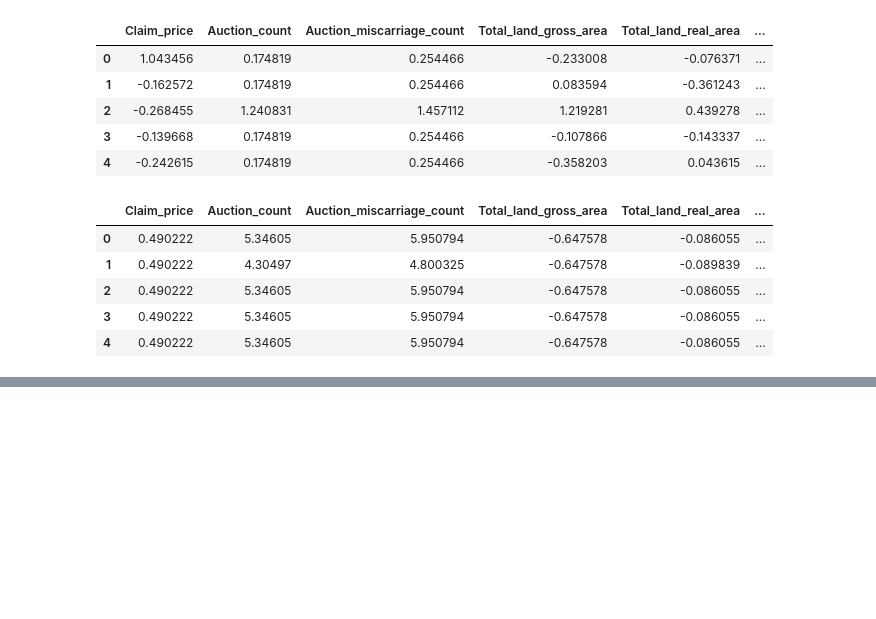
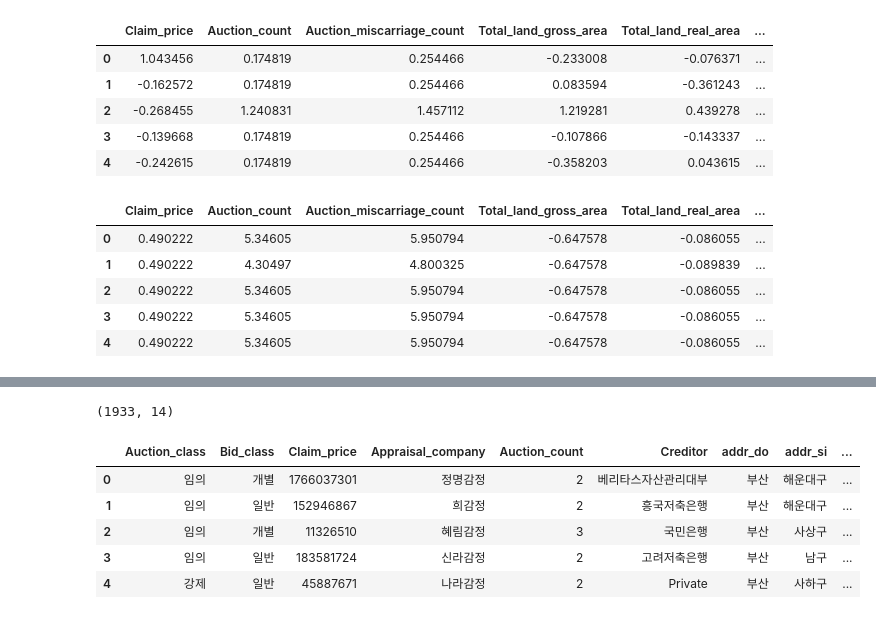
Before and after one commit to Sejong-Kaggle-Challengers/98hyun, a Jupyter notebook: [4주차]/baseline.ipynb, the cells around one changed output, grey strips where cells are left out. Drawn from its saved outputs; the diff is of its cells as text; code cells hidden in the pictures; blank space fills up the shorter version.

```diff
--- a/[4주차]/baseline.ipynb
+++ b/[4주차]/baseline.ipynb
@@ -187,0 +202,22 @@ submission.head()
+# %%
+# 종속성 제거
+cols=['Total_land_gross_area','Total_land_auction_area','Total_building_area',
+      'Total_building_auction_area','Total_appraisal_price','Minimum_sales_price',
+      'Auction_key','point.x','point.y','Current_floor','addr_bunji1','addr_bunji2',
+      'road_bunji1','road_bunji2','Appraisal_date','Close_date','Preserve_regist_date',
+      'addr_etc','Specific','road_name','addr_san','addr_li','First_auction_date','Final_auction_date',
+      'Final_result','Auction_miscarriage_count','Total_land_real_area']
+
+
+tmp_train=train.drop(cols,axis=1)
+tmp_test=test.drop(cols,axis=1)
+display(tmp_train.shape)
+display(tmp_train.head())
+# %% [output]
+(1933, 14)
+|  | Auction_class | Bid_class | Claim_price | Appraisal_company | Auction_count | Creditor | addr_do | addr_si | ... |
+| 0 | 임의 | 개별 | 1766037301 | 정명감정 | 2 | 베리타스자산관리대부 | 부산 | 해운대구 | ... |
+| 1 | 임의 | 일반 | 152946867 | 희감정 | 2 | 흥국저축은행 | 부산 | 해운대구 | ... |
+| 2 | 임의 | 개별 | 11326510 | 혜림감정 | 3 | 국민은행 | 부산 | 사상구 | ... |
+| 3 | 임의 | 일반 | 183581724 | 신라감정 | 2 | 고려저축은행 | 부산 | 남구 | ... |
+| 4 | 강제 | 일반 | 45887671 | 나라감정 | 2 | Private | 부산 | 사하구 | ... |
```
Also changed, not shown: parts of 23 cells of this notebook.
